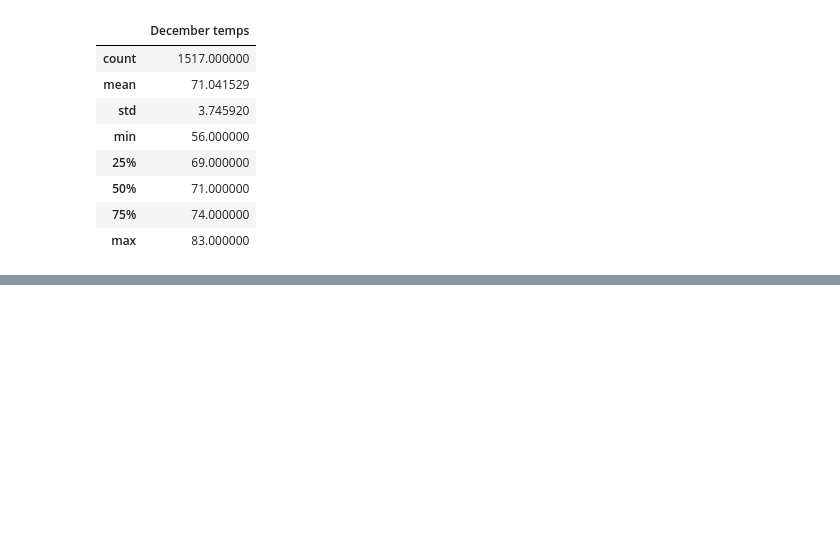
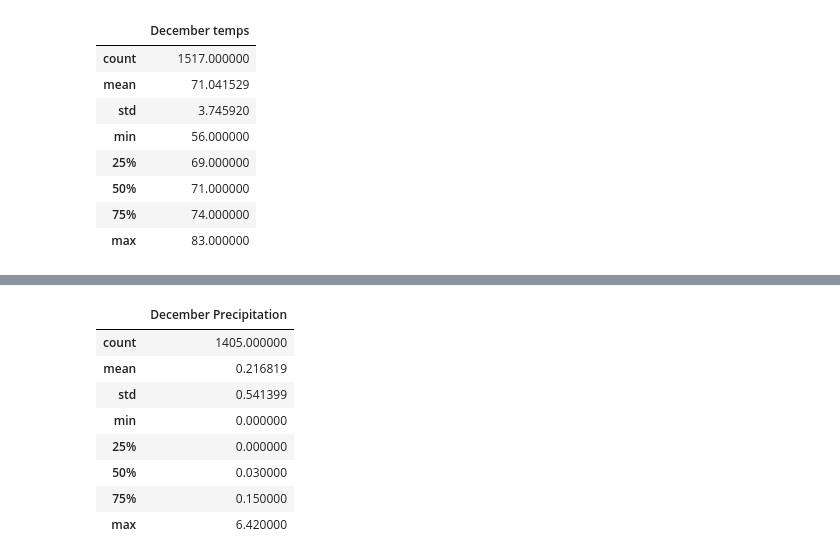
Before and after one commit to leslie-werner/surfs_up, a Jupyter notebook: SurfsUp_Challenge.ipynb, the cells around one changed output, grey strips where cells are left out. Saved outputs shown, nothing was run; the diff lists cells and outputs as text; code cells hidden in the pictures; blank space fills up the shorter version.

```diff
--- a/SurfsUp_Challenge.ipynb
+++ b/SurfsUp_Challenge.ipynb
@@ -158,0 +226,8 @@ december_temp_df.describe()
+# %%
+# 1. Import the sqlalchemy extract function.
+from sqlalchemy import extract
+
+# 2. Write a query that filters the Measurement table to retrieve the precipitation for the month of December.
+december_rain_results = []
+december_rain_results = session.query(Measurement.date, Measurement.prcp).filter(extract('month', Measurement.date) == 12).all()
+december_rain_results
@@ -158,0 +252,8 @@ december_temp_df.describe()
+# %%
+# 3. Convert the June precipitation to a list.
+december_rain_results_list = list(december_rain_results)
+# %%
+#4. Create a DataFrame from the list of precipitation for the month of June.
+december_rain_results_df = pd.DataFrame(december_rain_results_list, columns=['date','precipitation'])
+december_rain_results_df.set_index(december_rain_results_df['date'], inplace=True)
+print(december_rain_results_df)
@@ -158,0 +276,15 @@ december_temp_df.describe()
+# %%
+# 5. Calculate and print out the summary statistics for the June Precipitation DataFrame.
+
+december_rain_results_updated_df = december_rain_results_df.rename(columns={'precipitation': 'December Precipitation'})
+december_rain_results_updated_df.describe()
+# %% [output]
+|  | December Precipitation |
+| count | 1405.000000 |
+| mean | 0.216819 |
+| std | 0.541399 |
+| min | 0.000000 |
+| 25% | 0.000000 |
+| 50% | 0.030000 |
+| 75% | 0.150000 |
+| max | 6.420000 |
```
Also changed, not shown: parts of 7 cells of this notebook, 5 other files.
